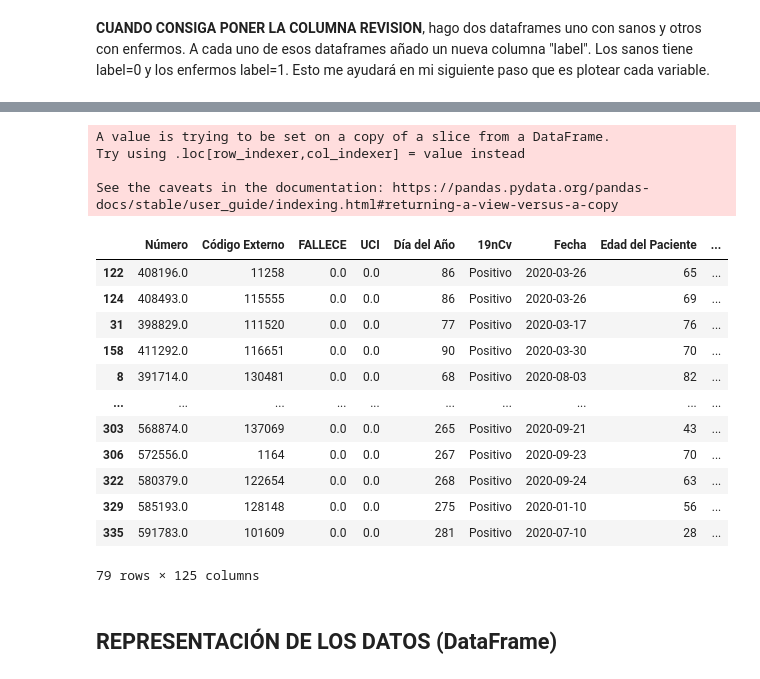
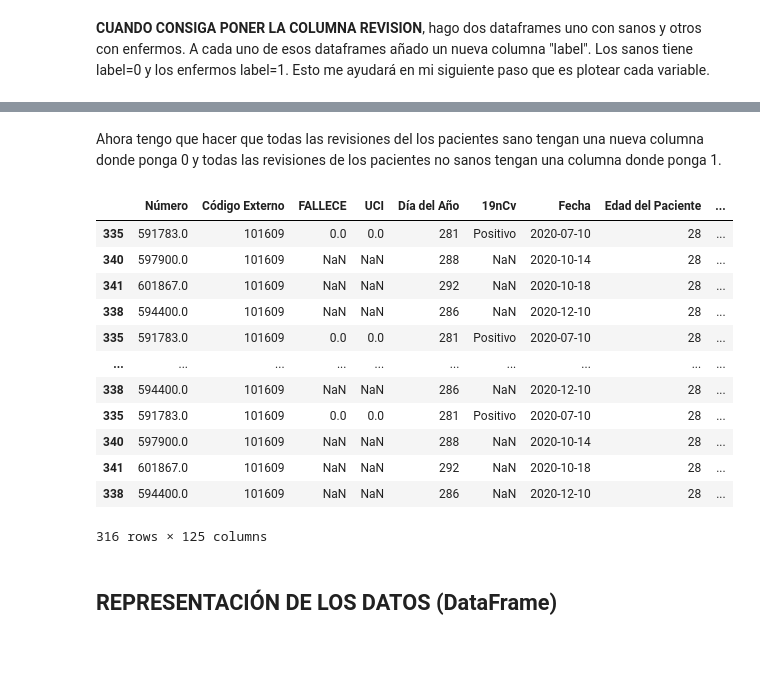
Before and after one commit to jorgealarconlucas/TFG, a Jupyter notebook: TFG.ipynb, the cells around one changed output, grey strips where cells are left out. Drawn from its saved outputs; the diff is of its cells as text; code cells hidden in the pictures; blank space fills up the shorter version.

```diff
--- a/TFG.ipynb
+++ b/TFG.ipynb
@@ -322,10 +318,10 @@ empty_df = empty_df.append(first)
 # %%
 lista_pacientes = Counter(Codigo_lista).keys()
 
-for i in lista_pacientes: ##2323323131231313 que recorrer los valores de la columna "Código externo"
+for i in lista_pacientes:
     if i not in empty_df.values:
       new = db1.loc[db1["Código Externo"] == i]
-      new = hola.sort_values('Fecha')
+      new = new.sort_values('Fecha')
       new['Revision'] = range(1, 1+len(new)) #en la nueva columna "Revision" se van a añadiendo valores de manera incremental desde 1 teniendo
                                           # en cuenta el número de citas de cada paciente.
 
@@ -351,8 +347,3 @@ empty_df
 320 rows × 124 columns
 # %% [markdown]
 **CUANDO CONSIGA PONER LA COLUMNA REVISION**, hago dos dataframes uno con sanos y otros con enfermos. A cada uno de esos dataframes añado un nueva columna "label". Los sanos tiene label=0 y los enfermos label=1. Esto me ayudará en mi siguiente paso que es plotear cada variable.
-# %%
-data_all = empty_df[(empty_df['UCI'] == 1.0) & (empty_df['FALLECE'] == 1.0)]
-data_death = empty_df[(empty_df['UCI'] == 0.0) & (empty_df['FALLECE'] == 1.0)]
-data_regular = empty_df[(empty_df['UCI'] == 1.0) & (empty_df['FALLECE'] == 0.0)]
-data_health = empty_df[(empty_df['UCI'] == 0.0) & (empty_df['FALLECE'] == 0.0)]
@@ -385,22 +350,47 @@ worst
-# %%
-label_n = np.array(["0"]  * 79, dtype=object)
-data_health['label'] = label_n #se añade la variable label con 0, puesto que son pacientes sanos
-data_health
-# %% [output]
-A value is trying to be set on a copy of a slice from a DataFrame.
-Try using .loc[row_indexer,col_indexer] = value instead
-
-See the caveats in the documentation: https://pandas.pydata.org/pandas-docs/stable/user_guide/indexing.html#returning-a-view-versus-a-copy
-|  | Número | Código Externo | FALLECE | UCI | Día del Año | 19nCv | Fecha | Edad del Paciente | ... |
-| 122 | 408196.0 | 11258 | 0.0 | 0.0 | 86 | Positivo | 2020-03-26 | 65 | ... |
-| 124 | 408493.0 | 115555 | 0.0 | 0.0 | 86 | Positivo | 2020-03-26 | 69 | ... |
-| 31 | 398829.0 | 111520 | 0.0 | 0.0 | 77 | Positivo | 2020-03-17 | 76 | ... |
-| 158 | 411292.0 | 116651 | 0.0 | 0.0 | 90 | Positivo | 2020-03-30 | 70 | ... |
-| 8 | 391714.0 | 130481 | 0.0 | 0.0 | 68 | Positivo | 2020-08-03 | 82 | ... |
-| ... | ... | ... | ... | ... | ... | ... | ... | ... | ... |
-| 303 | 568874.0 | 137069 | 0.0 | 0.0 | 265 | Positivo | 2020-09-21 | 43 | ... |
-| 306 | 572556.0 | 1164 | 0.0 | 0.0 | 267 | Positivo | 2020-09-23 | 70 | ... |
-| 322 | 580379.0 | 122654 | 0.0 | 0.0 | 268 | Positivo | 2020-09-24 | 63 | ... |
-| 329 | 585193.0 | 128148 | 0.0 | 0.0 | 275 | Positivo | 2020-01-10 | 56 | ... |
-| 335 | 591783.0 | 101609 | 0.0 | 0.0 | 281 | Positivo | 2020-07-10 | 28 | ... |
-79 rows × 125 columns
+# %% [markdown]
+Ahora tengo que hacer que todas las revisiones del los pacientes sano tengan una nueva columna donde ponga 0 y todas las revisiones de los pacientes no sanos tengan una columna donde ponga 1.
+# %%
+lista_pacientes = Counter(Codigo_lista).keys()
+
+### INICIALIZO DATAFRAME DE SANOS
+sanos_df = pd.DataFrame()
+
+### INICIALIZO DATAFRAME DE NO SANOS
+no_sanos_df = pd.DataFrame()
+
+for i in lista_pacientes:
+      if i not in data_health.values:
+        new_1 = db1.loc[db1["Código Externo"] == i]
+        new_1 = new_1.sort_values('Fecha')
+        new_1['Revision'] = range(1, 1+len(new_1)) #en la nueva columna "Revision" se van a añadiendo valores de manera incremental desde 1 teniendo
+                                          # en cuenta el número de citas de cada paciente.
+
+        new_1 = new_1.assign(label=1) #Introduzco nueva columna con etiqueta 1 (NO SANO)
+
+        no_sanos_df = no_sanos_df.append(new_1)
+
+      else:
+        new_2 = db1.loc[db1["Código Externo"] == i]
+        new_2 = new.sort_values('Fecha')
+        new_2['Revision'] = range(1, 1+len(new_2)) #en la nueva columna "Revision" se van a añadiendo valores de manera incremental desde 1 teniendo
+                                          # en cuenta el número de citas de cada paciente.
+
+        new_2 = new_2.assign(label=0)#Introduzco nueva columna con etiqueta 0 (SANO)
+
+        sanos_df = sanos_df.append(new_2)
+# %%
+sanos_df
+# %% [output]
+|  | Número | Código Externo | FALLECE | UCI | Día del Año | 19nCv | Fecha | Edad del Paciente | ... |
+| 335 | 591783.0 | 101609 | 0.0 | 0.0 | 281 | Positivo | 2020-07-10 | 28 | ... |
+| 340 | 597900.0 | 101609 | NaN | NaN | 288 | NaN | 2020-10-14 | 28 | ... |
+| 341 | 601867.0 | 101609 | NaN | NaN | 292 | NaN | 2020-10-18 | 28 | ... |
+| 338 | 594400.0 | 101609 | NaN | NaN | 286 | NaN | 2020-12-10 | 28 | ... |
+| 335 | 591783.0 | 101609 | 0.0 | 0.0 | 281 | Positivo | 2020-07-10 | 28 | ... |
+| ... | ... | ... | ... | ... | ... | ... | ... | ... | ... |
+| 338 | 594400.0 | 101609 | NaN | NaN | 286 | NaN | 2020-12-10 | 28 | ... |
+| 335 | 591783.0 | 101609 | 0.0 | 0.0 | 281 | Positivo | 2020-07-10 | 28 | ... |
+| 340 | 597900.0 | 101609 | NaN | NaN | 288 | NaN | 2020-10-14 | 28 | ... |
+| 341 | 601867.0 | 101609 | NaN | NaN | 292 | NaN | 2020-10-18 | 28 | ... |
+| 338 | 594400.0 | 101609 | NaN | NaN | 286 | NaN | 2020-12-10 | 28 | ... |
+316 rows × 125 columns
```
Also changed, not shown: parts of 5 cells of this notebook.
